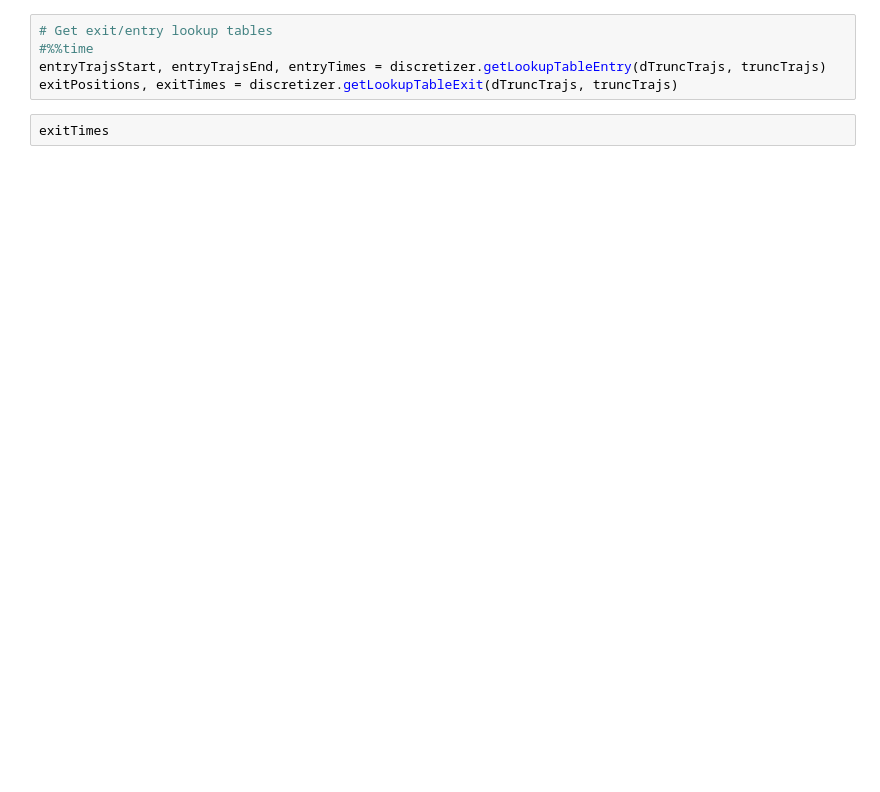
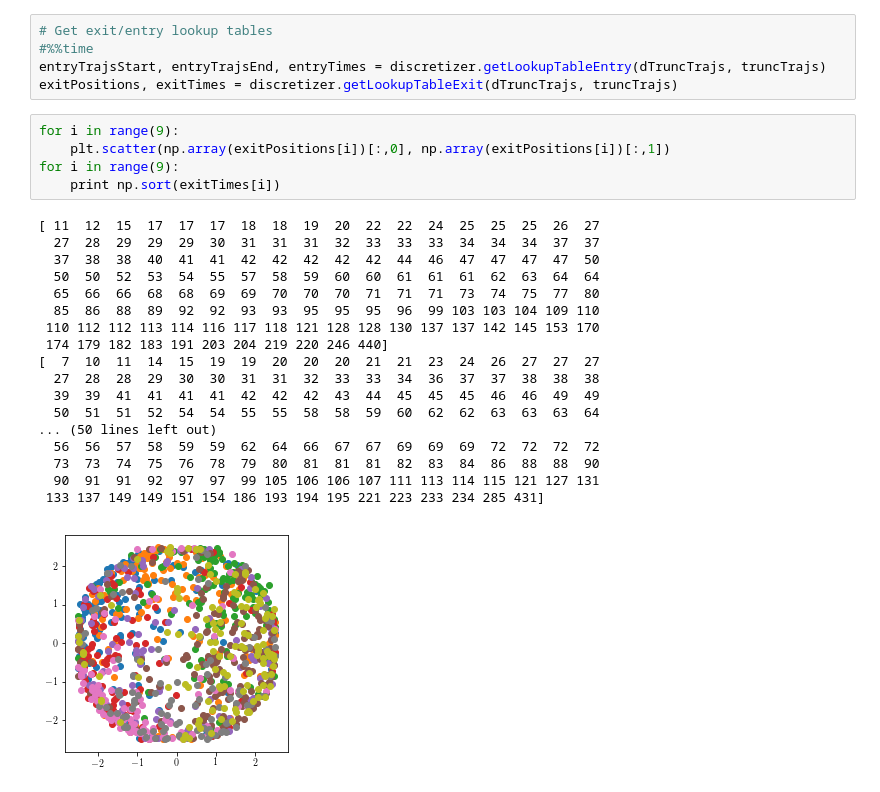
Before and after one commit to markovmodel/msmrd, a Jupyter notebook: scripts/createMSM_3Dasym_pbox.ipynb, the cells around one changed output. Cells and saved outputs as stored; diff of their text form; blank space fills up the shorter version.

```diff
--- a/scripts/createMSM_3Dasym_pbox.ipynb
+++ b/scripts/createMSM_3Dasym_pbox.ipynb
@@ -102,5 +98,27 @@ plt.yticks(fontsize=20)
 #%%time
 entryTrajsStart, entryTrajsEnd, entryTimes = discretizer.getLookupTableEntry(dTruncTrajs, truncTrajs)
 exitPositions, exitTimes = discretizer.getLookupTableExit(dTruncTrajs, truncTrajs)
-# %%
-exitTimes
+# %%
+for i in range(9):
+    plt.scatter(np.array(exitPositions[i])[:,0], np.array(exitPositions[i])[:,1])
+for i in range(9):
+    print np.sort(exitTimes[i])
+# %% [output]
+[ 11  12  15  17  17  17  18  18  19  20  22  22  24  25  25  25  26  27
+  27  28  29  29  29  30  31  31  31  32  33  33  33  34  34  34  37  37
+  37  38  38  40  41  41  42  42  42  42  42  44  46  47  47  47  47  50
+  50  50  52  53  54  55  57  58  59  60  60  61  61  61  62  63  64  64
+  65  66  66  68  68  69  69  70  70  70  71  71  71  73  74  75  77  80
+  85  86  88  89  92  92  93  93  95  95  95  96  99 103 103 104 109 110
+ 110 112 112 113 114 116 117 118 121 128 128 130 137 137 142 145 153 170
+ 174 179 182 183 191 203 204 219 220 246 440]
+[  7  10  11  14  15  19  19  20  20  20  21  21  23  24  26  27  27  27
+  27  28  28  29  30  30  31  31  32  33  33  34  36  37  37  38  38  38
+  39  39  41  41  41  41  42  42  42  43  44  45  45  45  46  46  49  49
+  50  51  51  52  54  54  55  55  58  58  59  60  62  62  63  63  63  64
+... (50 lines left out)
+  56  56  57  58  59  59  62  64  66  67  67  69  69  69  72  72  72  72
+  73  73  74  75  76  78  79  80  81  81  81  82  83  84  86  88  88  90
+  90  91  91  92  97  97  99 105 106 106 107 111 113 114 115 121 127 131
+ 133 137 149 149 151 154 186 193 194 195 221 223 233 234 285 431]
+[figure, added]
```
Also changed, not shown: parts of 9 cells of this notebook.
